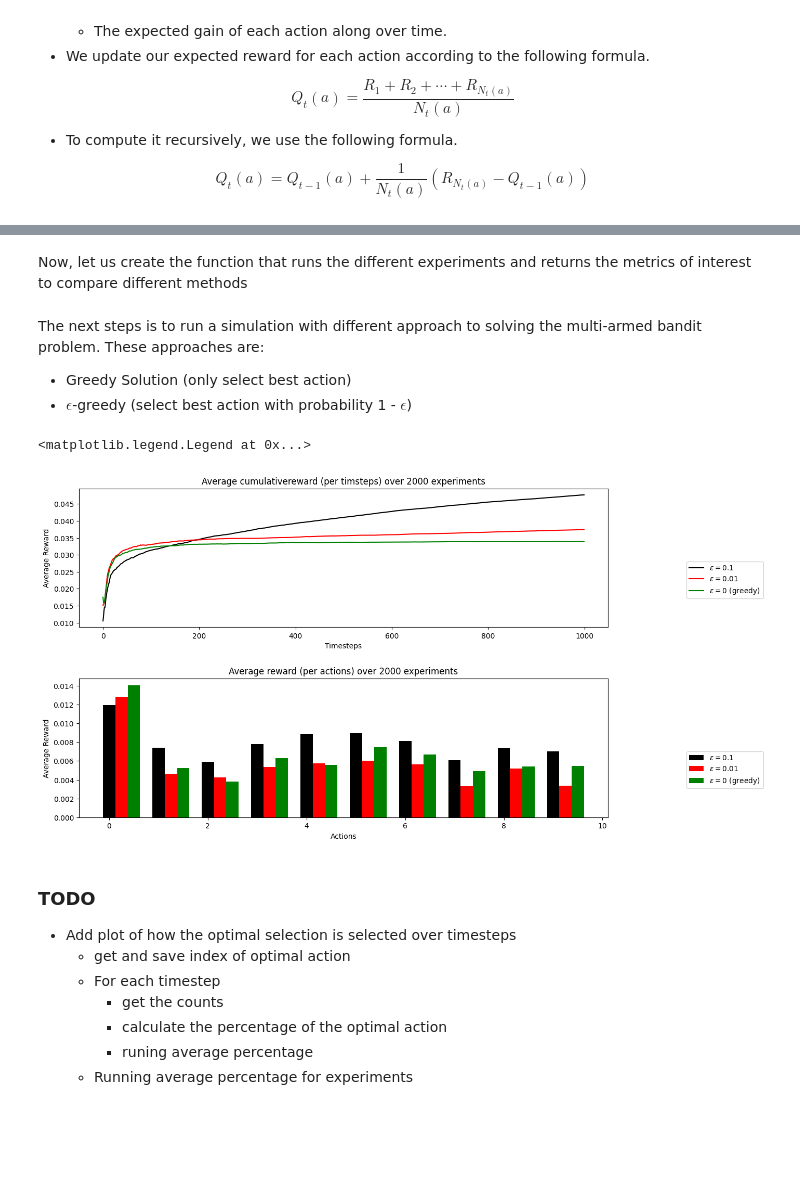
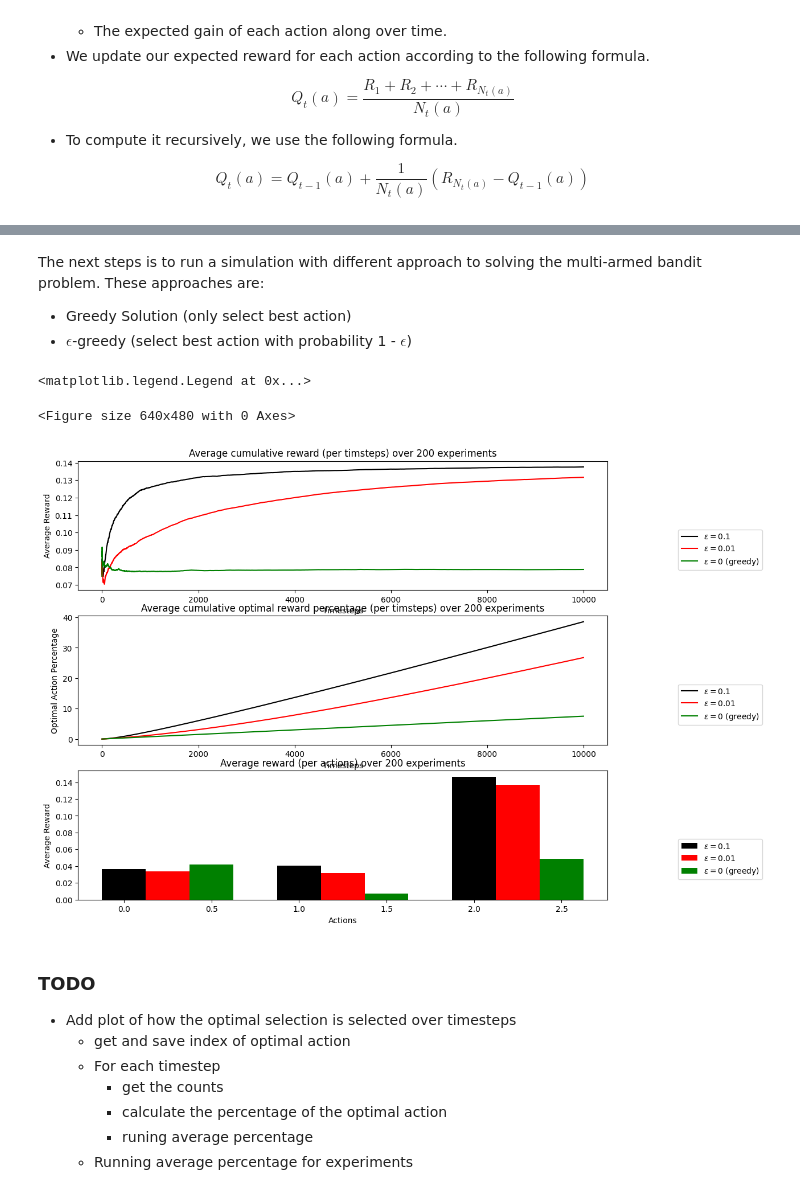
Before and after one commit to ArnolFokam/reinforcement-learning-lab, a Jupyter notebook: notebooks/multi-armed-bandits.ipynb, the cells around one changed output, grey strips where cells are left out. Drawn from its saved outputs; the diff is of its cells as text; code cells hidden in the pictures; blank space fills up the shorter version.

```diff
--- a/notebooks/multi-armed-bandits.ipynb
+++ b/notebooks/multi-armed-bandits.ipynb
@@ -128,10 +133,7 @@ experiments = 2000
-# %% [markdown]
-Now, let us create the function that runs the different experiments and returns the metrics of interest to compare different methods
 # %%
 
 def run_experiments(agents_specs):
-    # TODO:
-    # add optimal action selection
+    best_action_index_new = -1
 
     agents = {
         agent: {
@@ -139,6 +141,7 @@ def run_experiments(agents_specs):
             "color": specs["color"], # color for visualization
             "average_reward_per_timesteps": np.zeros(timesteps),
             "average_reward_per_actions": np.zeros(num_actions),
+            "average_optimal_action_percentage_per_actions": np.zeros(timesteps),
             } for agent, specs in agents_specs.items()
         }
 
@@ -150,18 +153,22 @@ def run_experiments(agents_specs):
         # there exists only few possible jumps
         actions = np.random.randint(-line_scale, line_scale, num_actions)
 
+        # making sure that the best action is at the last index
+        # this is to make vizualisation better and we know where
+        # our model should get a good expectation of rewards
+        best_action_index = np.argmax([env.get_reward(action) for action in actions])
+        actions[best_action_index_new], actions[best_action_index] = actions[best_action_index], actions[best_action_index_new]
+
         for name in agents:
             # create a new agent for each experiment
             # all agent interact on the same environment (but not at once).
-            agent = Jumper(list(actions), timesteps, env, **agents[name]["params"])
+            agent = Jumper(list(actions), timesteps, env, best_action_index_new, **agents[name]["params"])
             agent.explore()
 
             # update metrics average over experiments
             agents[name]["average_reward_per_timesteps"] = agents[name]["average_reward_per_timesteps"] + (1.0 / idx) * (agent.rewards_per_timesteps - agents[name]["average_reward_per_timesteps"])
             agents[name]["average_reward_per_actions"] = agents[name]["average_reward_per_actions"] + (1.0 / idx) * (agent.expected_rewards - agents[name]["average_reward_per_actions"])
-
-            # TODO:
-            # perfrom cumulative average on optimal action selection
+            agents[name]["average_optimal_action_percentage_per_actions"] = agents[name]["average_optimal_action_percentage_per_actions"] + (1.0 / idx) * (agent.optimal_action_percentage_per_timesteps - agents[name]["average_optimal_action_percentage_per_actions"])
 
     return agents
 # %% [markdown]
@@ -193,40 +200,55 @@ specs = {
 
 results = run_experiments(specs)
 # %%
-fig, ax = plt.subplots(2, 1, figsize=(12, 8))
+plt.tight_layout(pad=20.0)
 
-plt.tight_layout(pad=5.0)
+fig, ax = plt.subplots(3, 1, figsize=(12, 10))
 
+# average reward per timesteps
 for name in results:
     ax[0].plot(range(timesteps),
                results[name]["average_reward_per_timesteps"],
                color=results[name]["color"],
                label=name)
 
 ax[0].set_title(f'Average cumulative reward (per timsteps) over {experiments} experiments')
 ax[0].set_xlabel('Timesteps')
 ax[0].set_ylabel('Average Reward')
 ax[0].legend(bbox_to_anchor=(1.3, 0.5))
 
+# percentage of the optimal action per timesteps
+for name in results:
+    ax[1].plot(range(timesteps),
+               100 * results[name]["average_optimal_action_percentage_per_actions"],
+               color=results[name]["color"],
+               label=name)
+
+ax[1].set_title(f'Average cumulative optimal reward percentage (per timsteps) over {experiments} experiments')
+ax[1].set_xlabel('Timesteps')
+ax[1].set_ylabel('Optimal Action Percentage')
+ax[1].legend(bbox_to_anchor=(1.3, 0.5))
+
 bins = np.linspace(0, num_actions - 1, num_actions)
 width = 0.25
 offset = 0
 
+# Average reward expectation of the model per timesteps
 for name in results:
-    ax[1].bar(bins + offset*width,
+    ax[2].bar(bins + offset*width,
               results[name]["average_reward_per_actions"],
               color=results[name]["color"],
               label=name,
               width=width)
     offset += 1
 
-ax[1].set_title(f'Average reward (per actions) over {experiments} experiments')
-ax[1].set_xlabel('Actions')
-ax[1].set_ylabel('Average Reward')
-ax[1].legend(bbox_to_anchor=(1.3, 0.5))
+ax[2].set_title(f'Average reward (per actions) over {experiments} experiments')
+ax[2].set_xlabel('Actions')
+ax[2].set_ylabel('Average Reward')
+ax[2].legend(bbox_to_anchor=(1.3, 0.5))
 # %% [output]
 <matplotlib.legend.Legend at 0x...>
+<Figure size 640x480 with 0 Axes>
-[figure, old version]
+[figure, new version]
 # %% [markdown]
 ### TODO
 - Add plot of how the optimal selection is selected over timesteps
```
Also changed, not shown: parts of 6 cells of this notebook.
